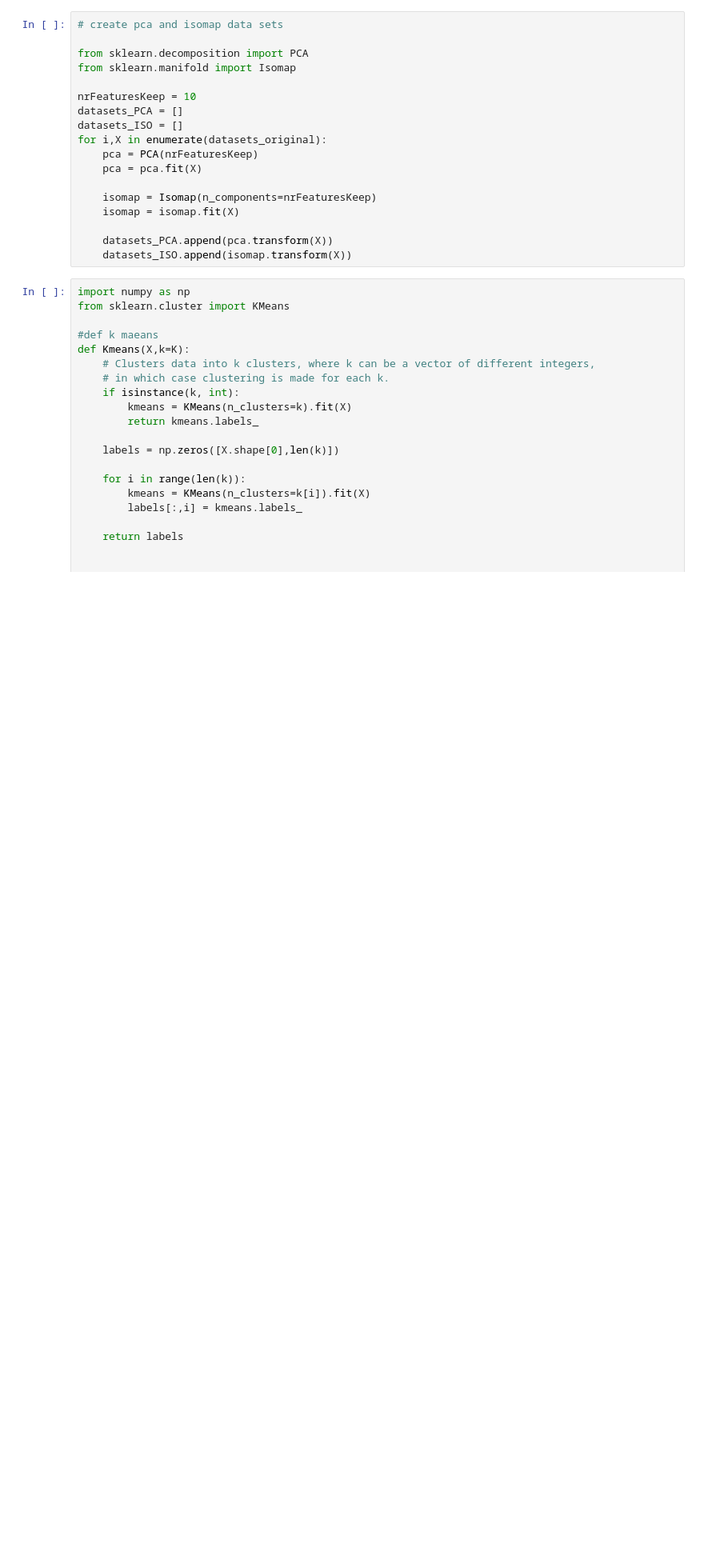
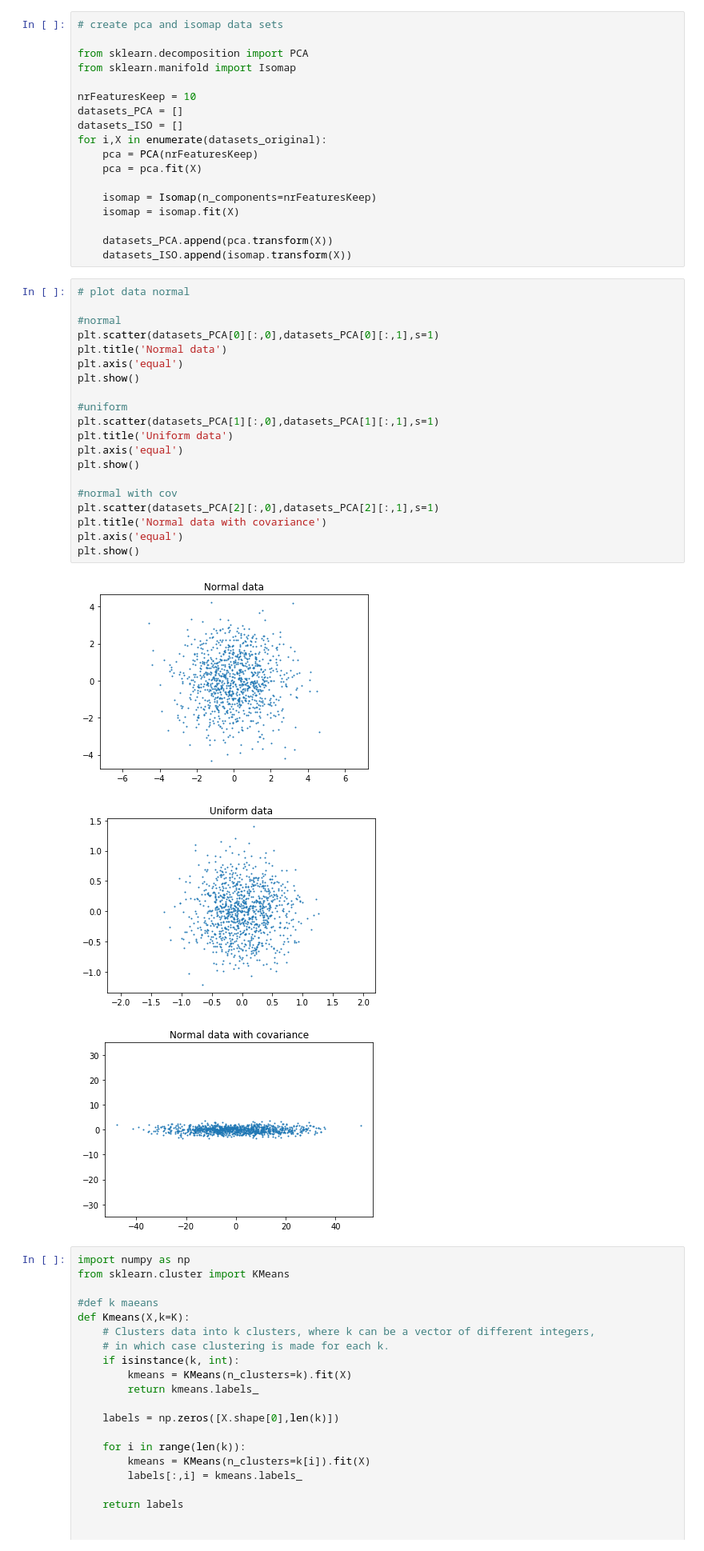
Before and after one commit to edforsberg/MME440_Project4, a Jupyter notebook: Main.ipynb, the cells around one changed output. Shown: that part at 80% size. Cells and saved outputs as stored; diff of their text form; blank space fills up the shorter version.

```diff
--- a/Main.ipynb
+++ b/Main.ipynb
@@ -56,6 +60,30 @@ for i,X in enumerate(datasets_original):
 
     datasets_PCA.append(pca.transform(X))
     datasets_ISO.append(isomap.transform(X))
+# %%
+# plot data normal
+
+#normal
+plt.scatter(datasets_PCA[0][:,0],datasets_PCA[0][:,1],s=1)
+plt.title('Normal data')
+plt.axis('equal')
+plt.show()
+
+#uniform
+plt.scatter(datasets_PCA[1][:,0],datasets_PCA[1][:,1],s=1)
+plt.title('Uniform data')
+plt.axis('equal')
+plt.show()
+
+#normal with cov
+plt.scatter(datasets_PCA[2][:,0],datasets_PCA[2][:,1],s=1)
+plt.title('Normal data with covariance')
+plt.axis('equal')
+plt.show()
+# %% [output]
+[figure, added]
+[figure, added]
+[figure, added]
 # %%
 import numpy as np
 from sklearn.cluster import KMeans
```
Also changed, not shown: parts of 3 cells of this notebook.
